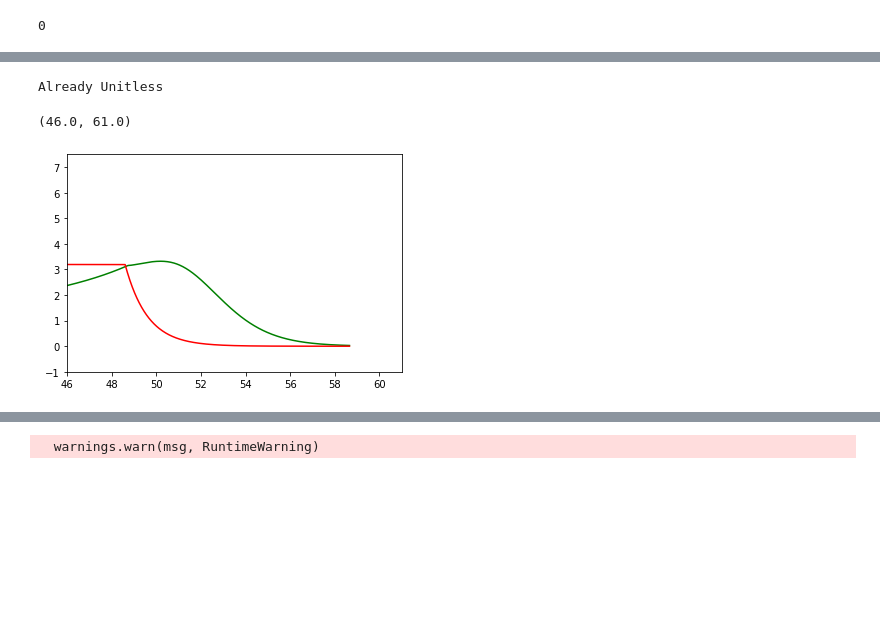
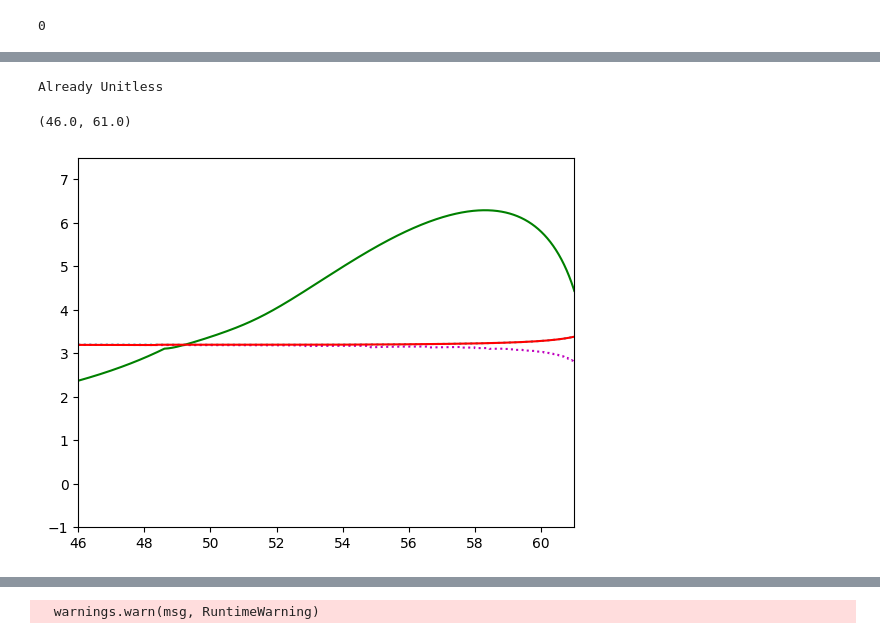
Before and after one commit to richard-von-eckardstein/GEFF, a Jupyter notebook: GEFTestGround.ipynb, the cells around one changed output, grey strips where cells are left out. Saved outputs shown, nothing was run; the diff lists cells and outputs as text; code cells hidden in the pictures; blank space fills up the shorter version.

```diff
--- a/GEFTestGround.ipynb
+++ b/GEFTestGround.ipynb
@@ -20,8 +20,8 @@ M = 6e-6*Mpl
 phi0 = 15.55*Mpl
 dphidt0 = -np.sqrt(2/3)*M*Mpl
 ini = {"phi":phi0, "dphi":dphidt0, "delta":1.0, "rhoChi":0.0}
-SE = 1.0
-ntr = 125
+SE = -1.0
+ntr = 55
 #G = GEF(alpha, beta, Mpl, ini, M, ntr, SE, AltDamp=0, approx=True)
 #F = GEF(alpha, beta, Mpl, ini, M, ntr, SE, AltDamp=1, approx=True)
 H = GEF(alpha, beta, Mpl, ini, M, ntr, SE, AltDamp=2, approx=True)
@@ -68,21 +237,23 @@ print(H.FermionEntry)
 # %%
 H.Unitless()
 t = H.vals["t"]
 a = H.vals["a"]
 N = H.vals["N"]
 khO = H.vals["khO"]
 khE = H.vals["khE"]
 ks = H.vals["kS"]
 kh = H.vals["kh"]
+plt.plot(N, khE/a, "c:")
+plt.plot(N, khO/a, "m:")
 plt.plot(N, ks/a, "g")
 plt.plot(N, kh/a, "r")
 #plt.plot(N, np.log(ks/kh))
 plt.ylim(-1,7.5)
 plt.xlim(46, 61)
 # %% [output]
 Already Unitless
 (46.0, 61.0)
-[figure, old version]
+[figure, new version]
 # %%
 
 plt.plot(N, khO, "c:")
```
Also changed, not shown: parts of 17 cells of this notebook, 3 other files.
